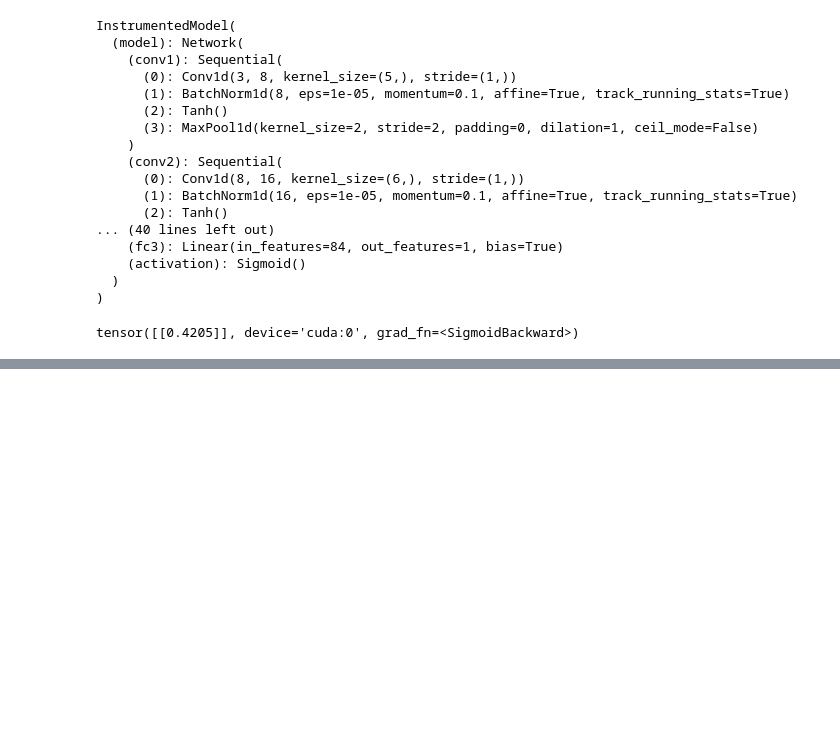
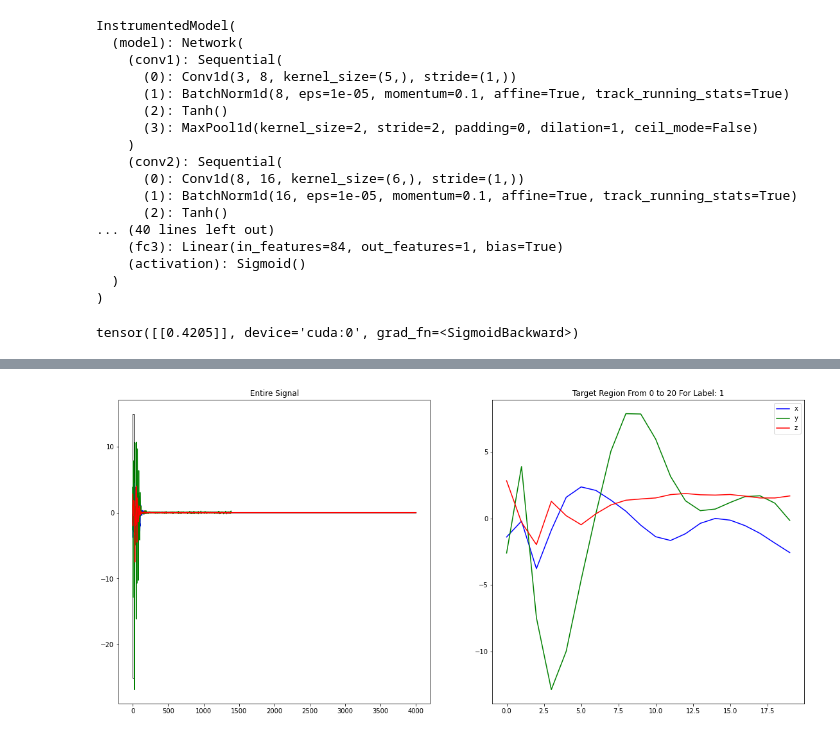
Before and after one commit to anas-awadalla/Incepto, a Jupyter notebook: interpretability_experiments/mPower_Unit_Interpretations.ipynb, the cells around one changed output, grey strips where cells are left out. Cells and saved outputs as stored; diff of their text form; code cells hidden in the pictures; blank space fills up the shorter version.

```diff
--- a/interpretability_experiments/mPower_Unit_Interpretations.ipynb
+++ b/interpretability_experiments/mPower_Unit_Interpretations.ipynb
@@ -348,0 +366,4 @@ for i in top_indexes[unit][:topk]:
+# %%
+viz_signal(0,unit,[datapoint],[datapoint_label], layername)
+# %% [output]
+[figure, added]
```
Also changed, not shown: parts of 12 cells of this notebook, 6 other files.
